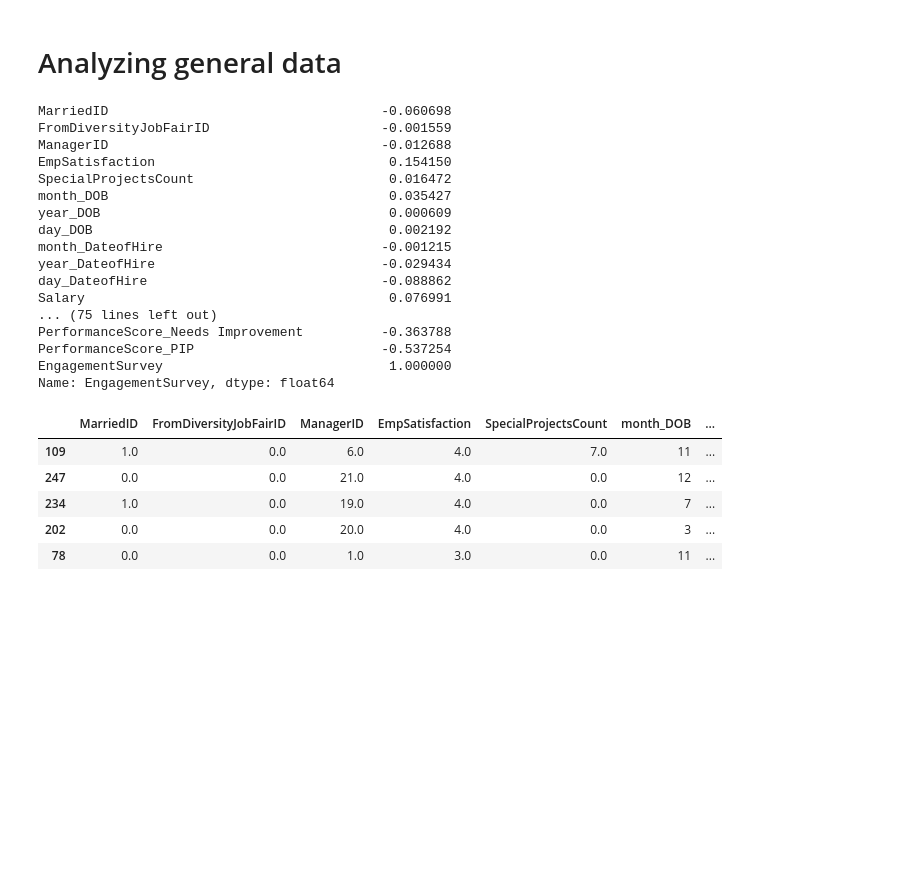
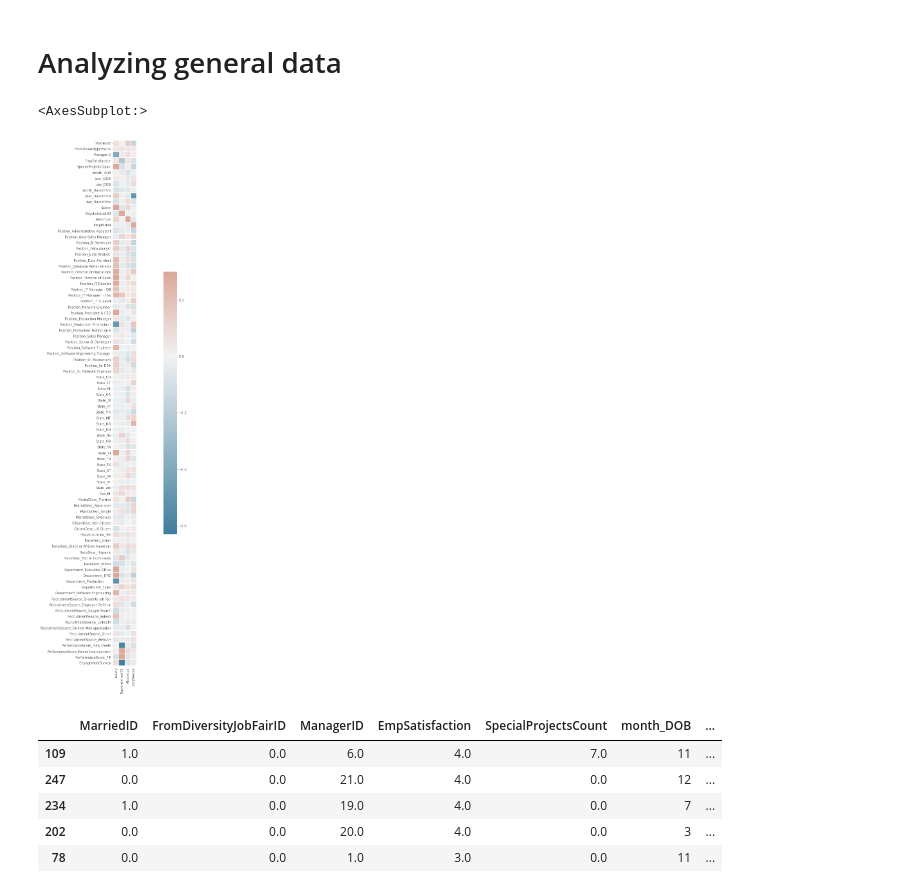
Before and after one commit to shunki-akiyama/HR-Analytics, a Jupyter notebook: HR Analytics.ipynb, the cells around one changed output. Cells and saved outputs as stored; diff of their text form; code cells hidden in the pictures; blank space fills up the shorter version.

```diff
--- a/HR Analytics.ipynb
+++ b/HR Analytics.ipynb
@@ -1304,20 +1333,0 @@ xgb_clf = xgb.XGBClassifier()
-# %%
-#Random Search
-param_xgb_clf = {
-        'max_depth': [3, 4, 5, 6, 7, 8, 9, 10, 11, 12],
-        'min_child_weight': np.arange(0.0001, 0.5, 0.001),
-        'gamma': np.arange(0.0,40.0,0.005)
-#         'learning_rate': np.arange(0.0005,0.3,0.0005),
-#         'subsample': np.arange(0.01,1.0,0.01),
-#         'colsample_bylevel': np.round(np.arange(0.1,1.0,0.01)),
-#         'colsample_bytree': np.arange(0.1,1.0,0.01)
-}
-
-random_search = RandomizedSearchCV(xgb_clf, param_xgb_clf, cv=5,scoring="accuracy",
-                                   n_iter = 10, random_state=42, n_jobs = -1)
-random_search.fit(final_X_train, final_y_train)
-
-
-print('Best Score: ', random_search.best_score_)
-print('Best parameters: ', random_search.best_params_)
-print('Rebuild: ', random_search.best_estimator_)
@@ -1542,32 +1802,23 @@ final_X_2_val = final_X_val.drop('EngagementSurvey', axis=1)
 final_X_2_test = final_X_test.drop('EngagementSurvey', axis=1)
 # %% [markdown]
 # Analyzing general data
-# %%
-#Correlation matrix
-final_X_y_train = pd.concat([final_X_2_train, final_y_2_train], axis=1)
-
-final_X_y_train.shape
-
-pd.set_option('display.max_rows', 100)
-print(final_X_y_train.corr()['EngagementSurvey'])
-# %% [output]
-MarriedID                                   -0.060698
-FromDiversityJobFairID                      -0.001559
-ManagerID                                   -0.012688
-EmpSatisfaction                              0.154150
-SpecialProjectsCount                         0.016472
-month_DOB                                    0.035427
-year_DOB                                     0.000609
-day_DOB                                      0.002192
-month_DateofHire                            -0.001215
-year_DateofHire                             -0.029434
-day_DateofHire                              -0.088862
-Salary                                       0.076991
-... (75 lines left out)
-PerformanceScore_Needs Improvement          -0.363788
-PerformanceScore_PIP                        -0.537254
-EngagementSurvey                             1.000000
-Name: EngagementSurvey, dtype: float64
+# %%
+# Compute the correlation matrix
+corr_2 = pd.concat([final_X_2_train, final_y_2_train], axis=1).corr()
+corr_2 = corr_2[continuous_col] # only shows the correlation for the labels
+
+# Set up the matplotlib figure
+f, ax = plt.subplots(figsize=(30, 30))
+
+# Generate a custom diverging colormap
+cmap = sns.diverging_palette(230, 20, as_cmap=True)
+
+# Draw the heatmap with the mask and correct aspect ratio
+sns.heatmap(corr_2, cmap=cmap, vmax=.3, center=0,
+            square=True, linewidths=.5, cbar_kws={"shrink": .5})
+# %% [output]
+<AxesSubplot:>
+[figure, added]
 # %%
 final_X_2_train.head()
 # %% [output]
```
Also changed, not shown: parts of 40 cells of this notebook.
